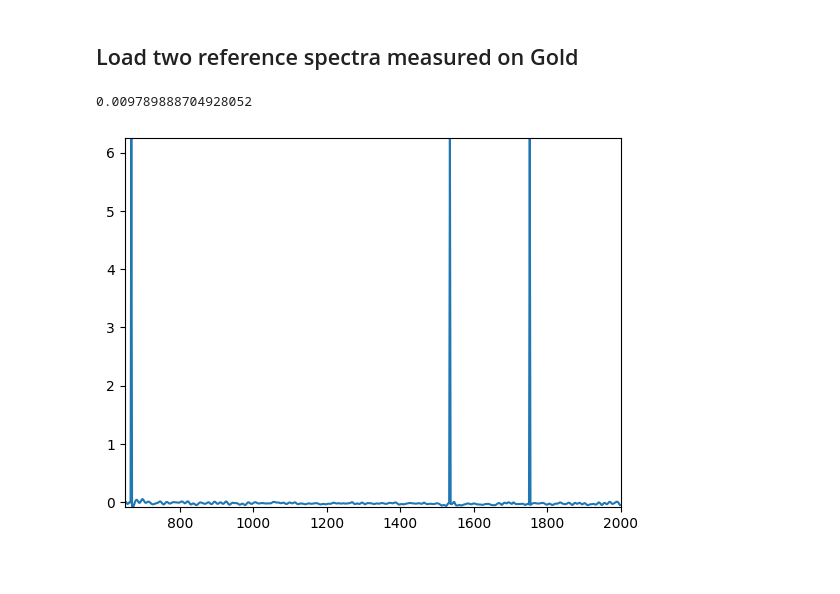
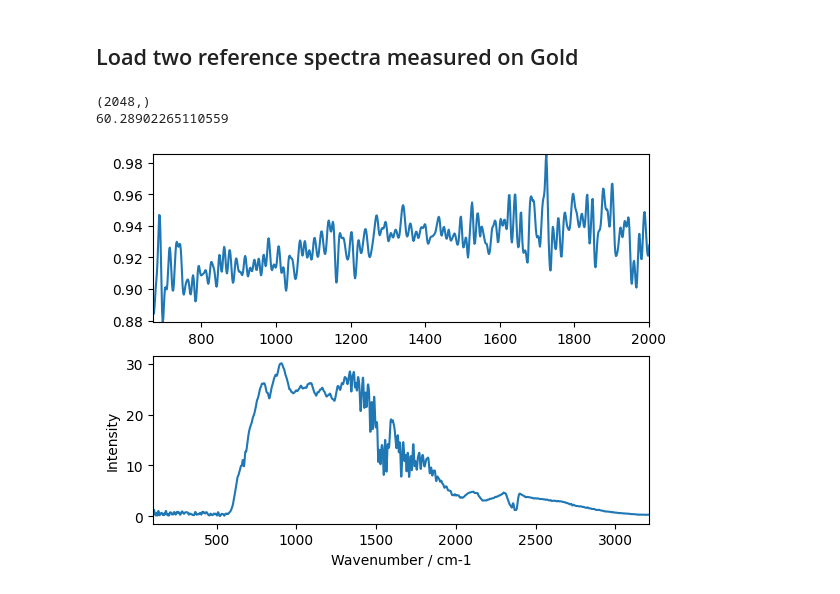
Before and after one commit to ngergihun/NeaReader, a Jupyter notebook: Examples/nanoftirqc.ipynb, the cells around one changed output. Drawn from its saved outputs; the diff is of its cells as text; code cells hidden in the pictures.

```diff
--- a/Examples/nanoftirqc.ipynb
+++ b/Examples/nanoftirqc.ipynb
@@ -5,38 +5,44 @@
 # %%
 import numpy as np
 import matplotlib.pyplot as plt
 import os, sys
 parent_dir = os.path.dirname(os.getcwd())
 sys.path.append(parent_dir)
 import NeaSpectra as neas
 
 # Choose a measurement file
 current_folder = os.getcwd()
-file_name1 = 'C:\\Users\\ngerg\\OneDrive\\NanoFTIR\\MeasData\\2022-07-19 192414 NF S SR-TEST-NeaTipFast-Gold-A70-meas1.txt'
-file_name2 = 'C:\\Users\\ngerg\\OneDrive\\NanoFTIR\\MeasData\\2022-07-19 192943 NF S SR-TEST-NeaTipFast-Gold-A70-meas2.txt'
+file_name1 = r'E:\2024-02-14 102554 NF S Goldref1.txt'
+file_name2 = r'E:\2024-02-14 103134 NF S Goldref2.txt'
 
 s1 = neas.NeaSpectrum()
 s1.readNeaSpectrum(file_name1)
 
 s2 = neas.NeaSpectrum()
 s2.readNeaSpectrum(file_name2)
 
-selfSpectrum = s1.data["O3A"]/s2.data["O3A"]
+print(np.shape(s1.data["O2A"]))
+selfSpectrum = s1.data["O2A"]/s2.data["O2A"]
 
 wnaxis = s1.data["Wavenumber"]
-wnstart = 650
+wnstart = 670
 wnstop = 2000
 wnstart_idx = np.argmin(abs(wnaxis-wnstart))
 wnstop_idx = np.argmin(abs(wnaxis-wnstop))
 
 SNR = np.mean(selfSpectrum[wnstart_idx:wnstop_idx])/np.std(selfSpectrum[wnstart_idx:wnstop_idx])
 
 print(SNR)
-plt.plot(wnaxis, selfSpectrum)
-ax = plt.gca()
-ax.set_xlim([wnstart, wnstop])
-ax.set_ylim([min(selfSpectrum[wnstart_idx:wnstop_idx]), max(selfSpectrum[wnstart_idx:wnstop_idx])])
+fig, (ax1, ax2) = plt.subplots(2, 1)
+ax1.plot(wnaxis, selfSpectrum)
+ax1.set_xlim([wnstart, wnstop])
+ax1.set_ylim([min(selfSpectrum[wnstart_idx:wnstop_idx]), max(selfSpectrum[wnstart_idx:wnstop_idx])])
+plt.ylabel("Intensity")
+ax2.plot(wnaxis,s2.data["O2A"])
+ax2.set_xlim([100, max(wnaxis)])
+plt.xlabel("Wavenumber / cm-1")
 plt.show()
 # %% [output]
-0.009789888704928052
+(2048,)
+60.28902265110559
-[figure, old version]
+[figure, new version]
```
Also changed, not shown: parts of 1 cell of this notebook, 18 other files.
